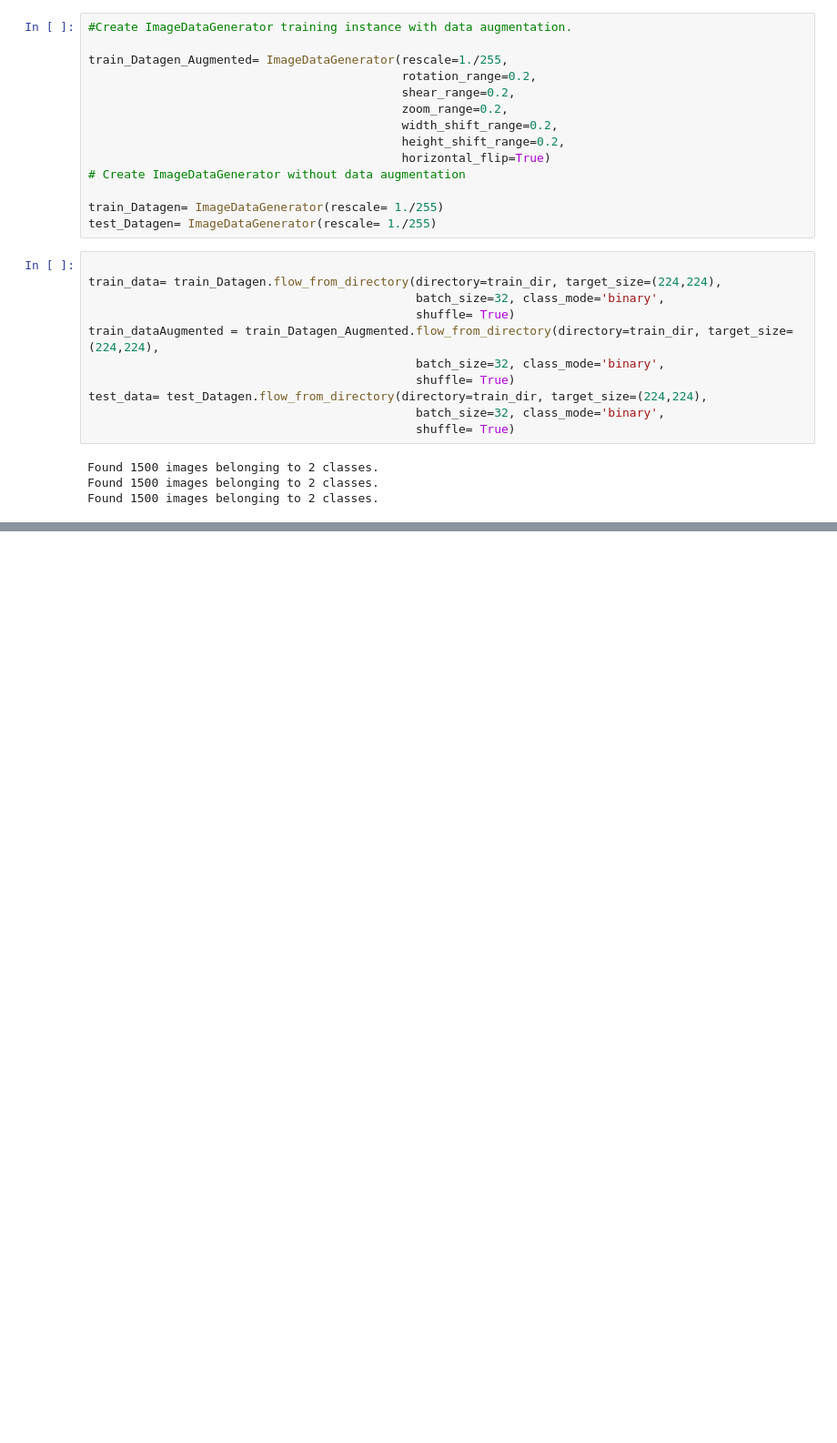
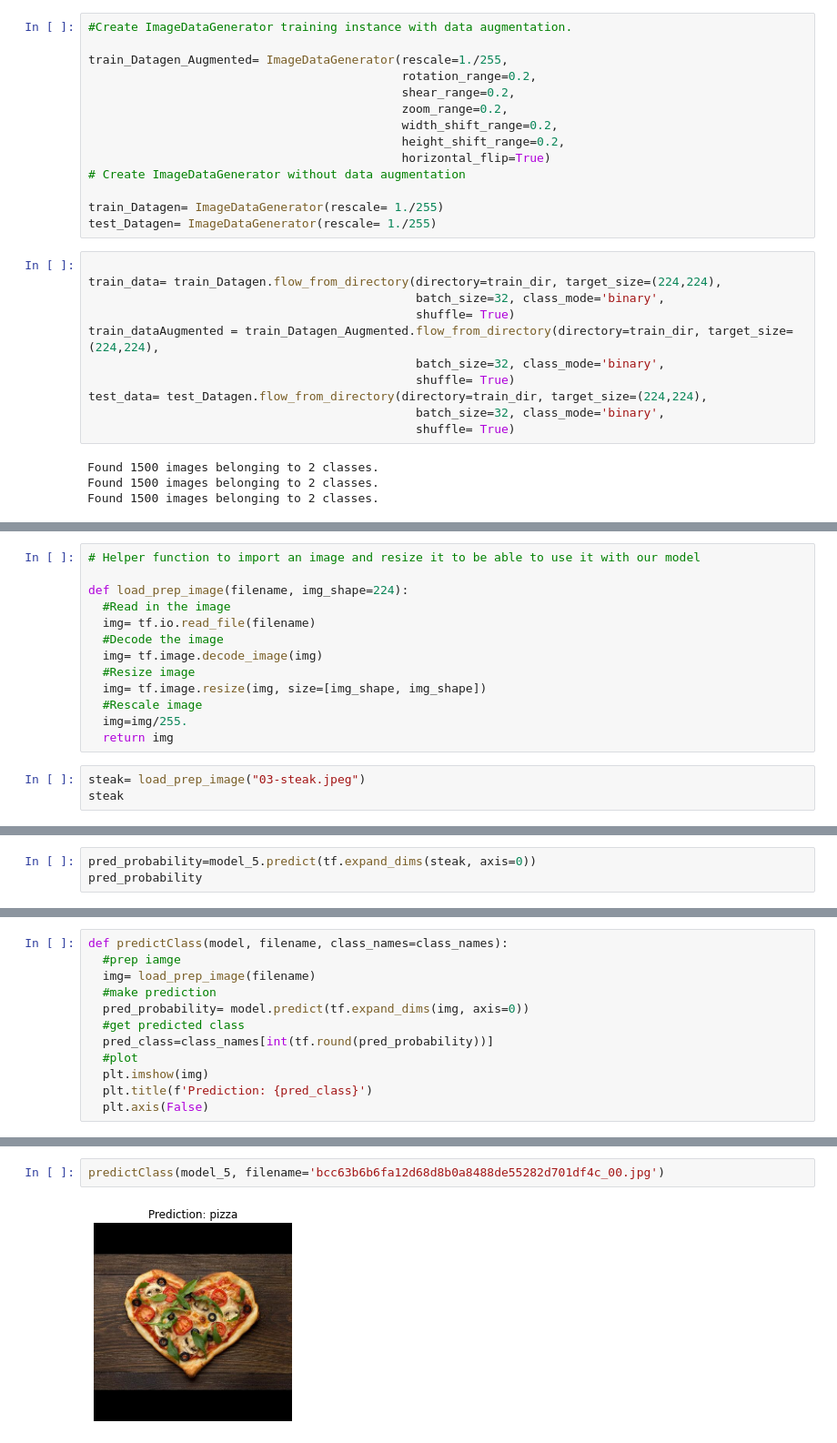
Before and after one commit to DebjitHore/TensorflowDeveloperUdemy, a Jupyter notebook: 03_CNNTensorflow.ipynb, the cells around one changed output, grey strips where cells are left out. Shown at 91% size. Cells and saved outputs as stored; diff of their text form; blank space fills up the shorter version.

```diff
--- a/03_CNNTensorflow.ipynb
+++ b/03_CNNTensorflow.ipynb
@@ -646,0 +724,16 @@ Text(0.5, 1.0, 'Loss/Accuracy information')
+# %%
+# Helper function to import an image and resize it to be able to use it with our model
+
+def load_prep_image(filename, img_shape=224):
+  #Read in the image
+  img= tf.io.read_file(filename)
+  #Decode the image
+  img= tf.image.decode_image(img)
+  #Resize image
+  img= tf.image.resize(img, size=[img_shape, img_shape])
+  #Rescale image
+  img=img/255.
+  return img
+# %%
+steak= load_prep_image("03-steak.jpeg")
+steak
@@ -646,0 +758,3 @@ Text(0.5, 1.0, 'Loss/Accuracy information')
+# %%
+pred_probability=model_5.predict(tf.expand_dims(steak, axis=0))
+pred_probability
@@ -646,0 +788,12 @@ Text(0.5, 1.0, 'Loss/Accuracy information')
+# %%
+def predictClass(model, filename, class_names=class_names):
+  #prep iamge
+  img= load_prep_image(filename)
+  #make prediction
+  pred_probability= model.predict(tf.expand_dims(img, axis=0))
+  #get predicted class
+  pred_class=class_names[int(tf.round(pred_probability))]
+  #plot
+  plt.imshow(img)
+  plt.title(f'Prediction: {pred_class}')
+  plt.axis(False)
@@ -646,0 +813,4 @@ Text(0.5, 1.0, 'Loss/Accuracy information')
+# %%
+predictClass(model_5, filename='bcc63b6b6fa12d68d8b0a8488de55282d701df4c_00.jpg')
+# %% [output]
+[figure, added]
```
Also changed, not shown: parts of 74 cells of this notebook.
